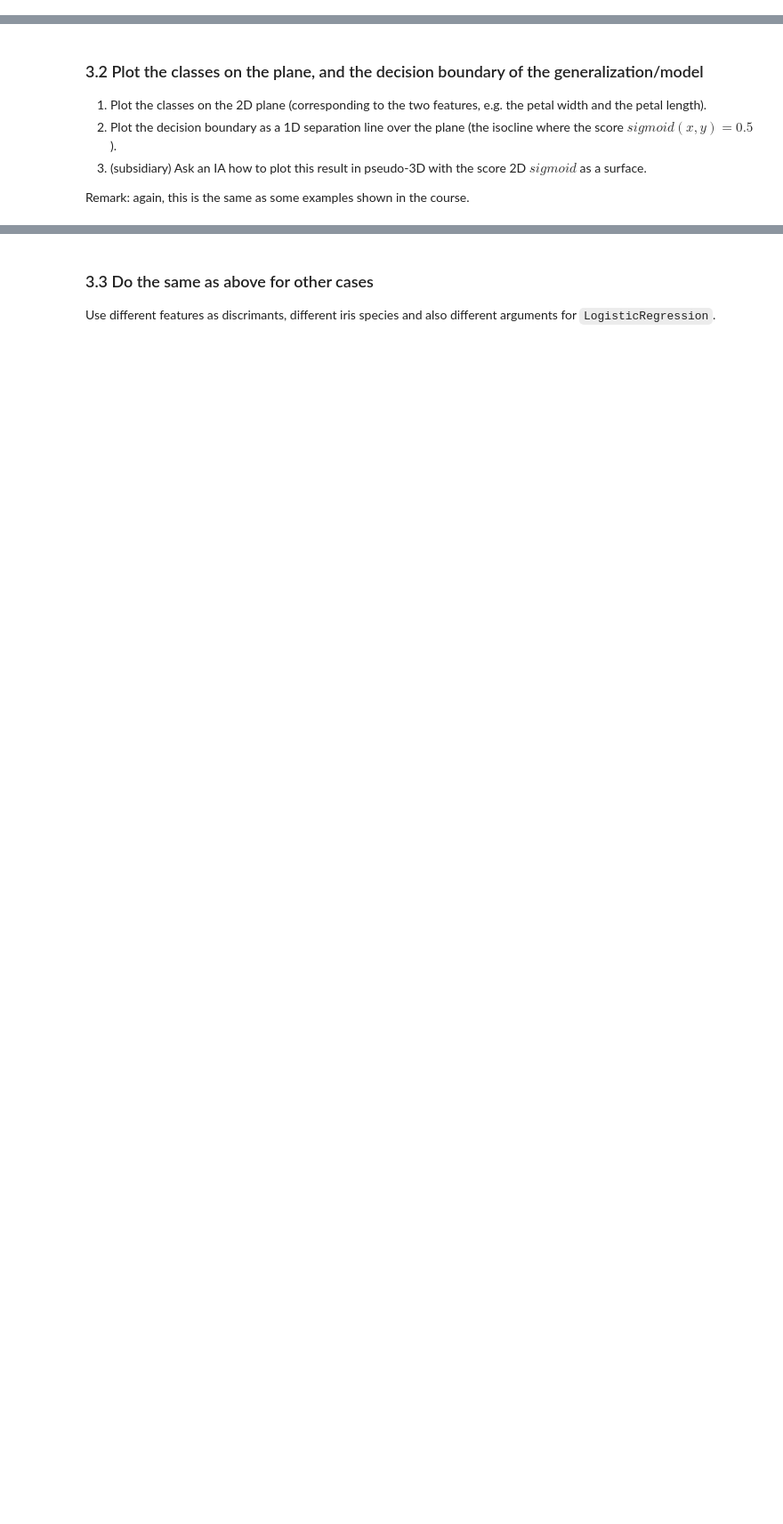
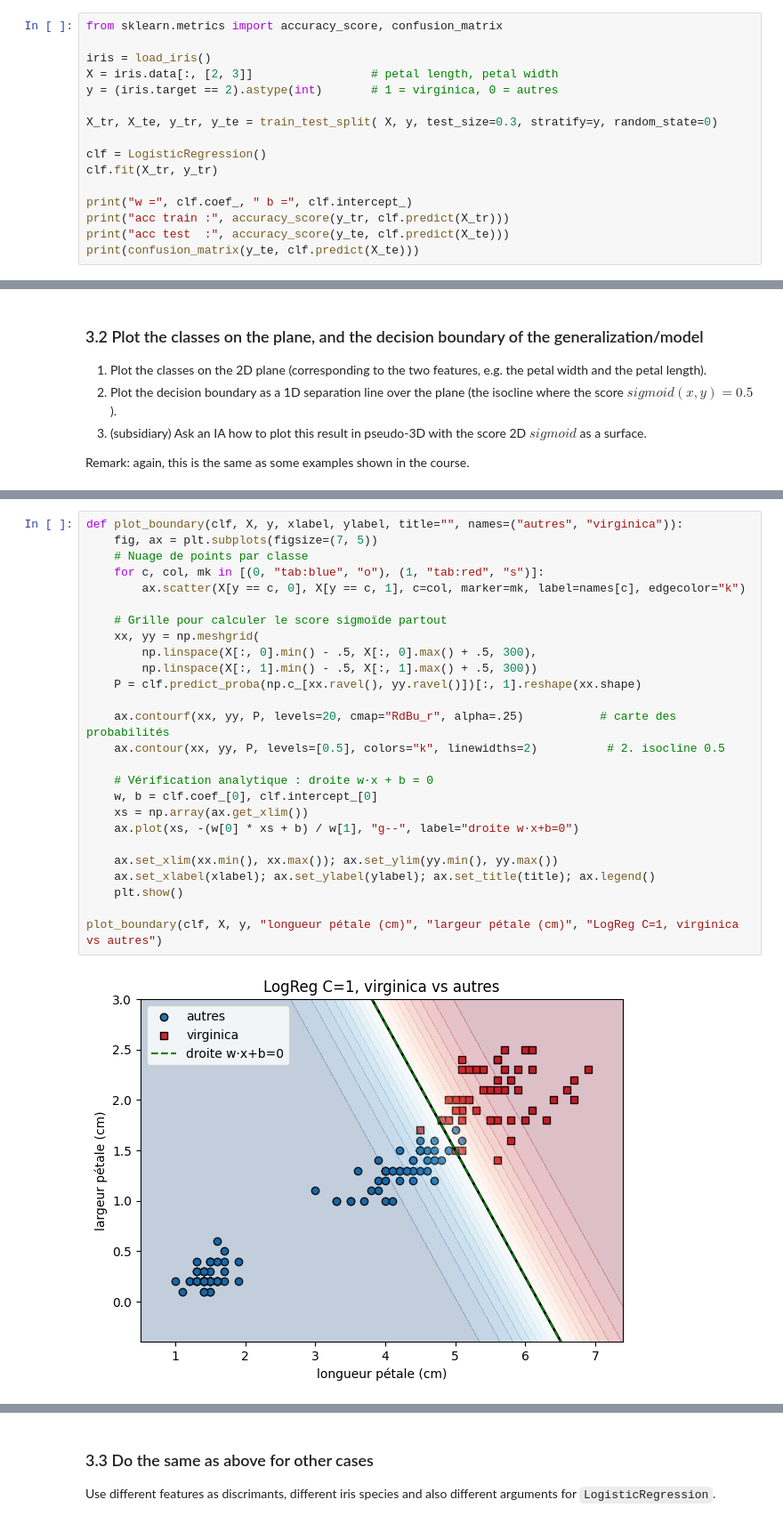
Before and after one commit to ismailab2/PROJET_AAA, a Jupyter notebook: dm1_AAA_ISMAIL_ABDRAMAN_AHMAT_HASSAN.ipynb, the cells around one changed output, grey strips where cells are left out. Shown at 89% size. Drawn from its saved outputs; the diff is of its cells as text; blank space fills up the shorter version.

```diff
--- a/dm1_AAA_ISMAIL_ABDRAMAN_AHMAT_HASSAN.ipynb
+++ b/dm1_AAA_ISMAIL_ABDRAMAN_AHMAT_HASSAN.ipynb
@@ -839,0 +798,16 @@ Do the same as in Exercise 1 but instead of using only one feature of the data (
+# %%
+from sklearn.metrics import accuracy_score, confusion_matrix
+
+iris = load_iris()
+X = iris.data[:, [2, 3]]                 # petal length, petal width
+y = (iris.target == 2).astype(int)       # 1 = virginica, 0 = autres
+
+X_tr, X_te, y_tr, y_te = train_test_split( X, y, test_size=0.3, stratify=y, random_state=0)
+
+clf = LogisticRegression()
+clf.fit(X_tr, y_tr)
+
+print("w =", clf.coef_, " b =", clf.intercept_)
+print("acc train :", accuracy_score(y_tr, clf.predict(X_tr)))
+print("acc test  :", accuracy_score(y_te, clf.predict(X_te)))
+print(confusion_matrix(y_te, clf.predict(X_te)))
@@ -846,0 +859,28 @@ Remark: again, this is the same as some examples shown in the course.
+# %%
+def plot_boundary(clf, X, y, xlabel, ylabel, title="", names=("autres", "virginica")):
+    fig, ax = plt.subplots(figsize=(7, 5))
+    # Nuage de points par classe
+    for c, col, mk in [(0, "tab:blue", "o"), (1, "tab:red", "s")]:
+        ax.scatter(X[y == c, 0], X[y == c, 1], c=col, marker=mk, label=names[c], edgecolor="k")
+
+    # Grille pour calculer le score sigmoïde partout
+    xx, yy = np.meshgrid(
+        np.linspace(X[:, 0].min() - .5, X[:, 0].max() + .5, 300),
+        np.linspace(X[:, 1].min() - .5, X[:, 1].max() + .5, 300))
+    P = clf.predict_proba(np.c_[xx.ravel(), yy.ravel()])[:, 1].reshape(xx.shape)
+
+    ax.contourf(xx, yy, P, levels=20, cmap="RdBu_r", alpha=.25)           # carte des probabilités
+    ax.contour(xx, yy, P, levels=[0.5], colors="k", linewidths=2)          # 2. isocline 0.5
+
+    # Vérification analytique : droite w·x + b = 0
+    w, b = clf.coef_[0], clf.intercept_[0]
+    xs = np.array(ax.get_xlim())
+    ax.plot(xs, -(w[0] * xs + b) / w[1], "g--", label="droite w·x+b=0")
+
+    ax.set_xlim(xx.min(), xx.max()); ax.set_ylim(yy.min(), yy.max())
+    ax.set_xlabel(xlabel); ax.set_ylabel(ylabel); ax.set_title(title); ax.legend()
+    plt.show()
+
+plot_boundary(clf, X, y, "longueur pétale (cm)", "largeur pétale (cm)", "LogReg C=1, virginica vs autres")
+# %% [output]
+[figure, added]
```
Also changed, not shown: parts of 33 cells of this notebook.
